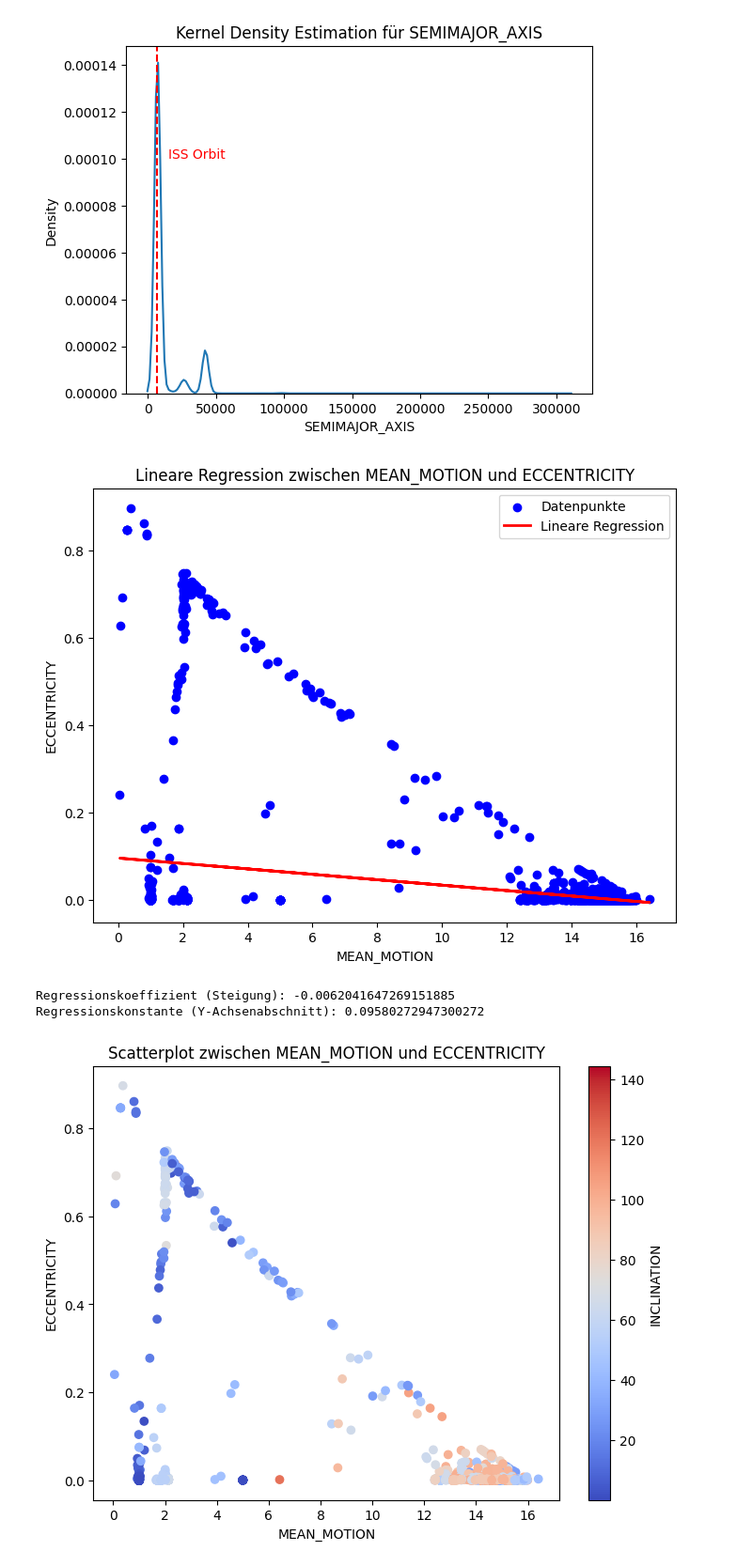
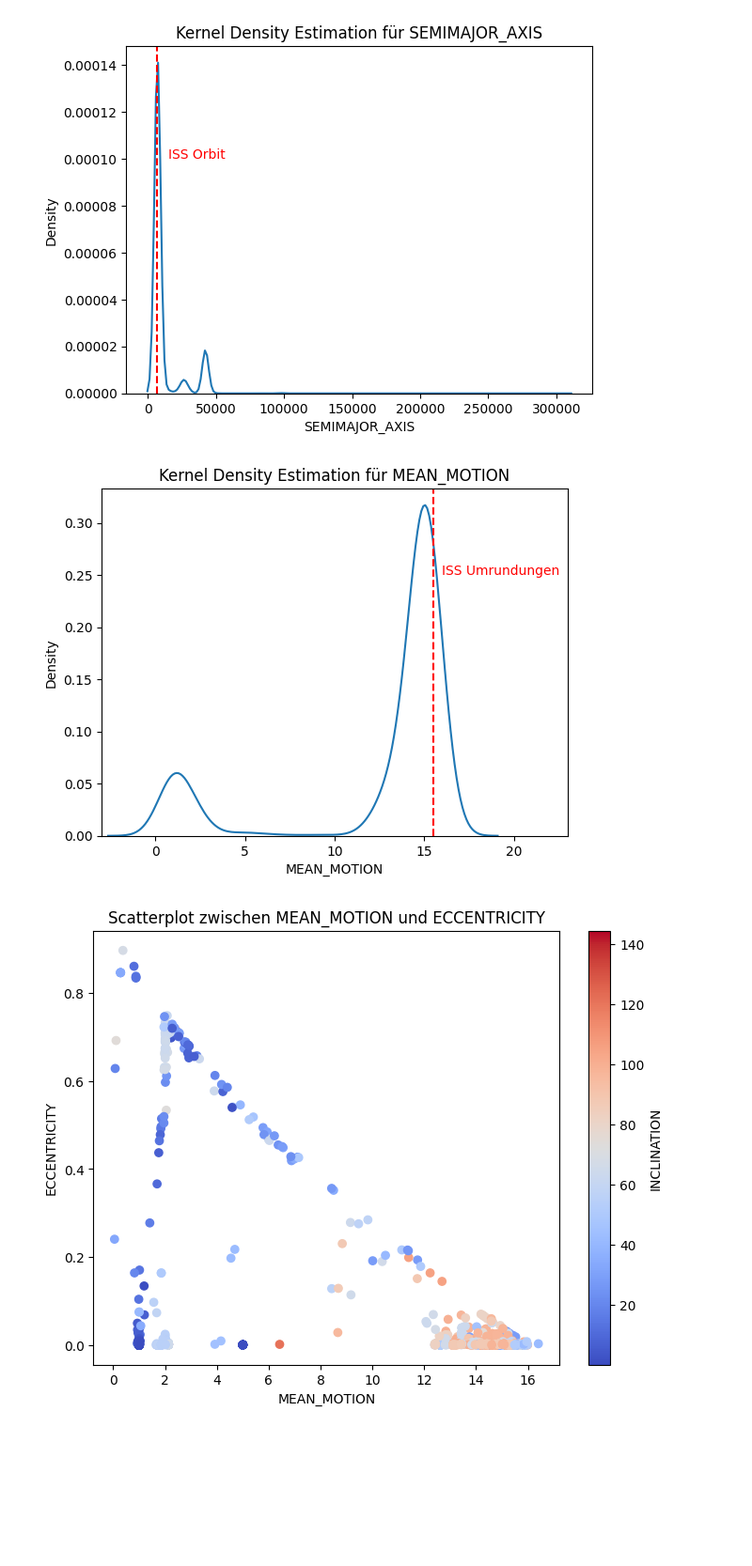
Before and after one commit to msi-se/stochastik-team7, a Jupyter notebook: satelite/satelite.ipynb, the cells around one changed output. Shown at 94% size. Drawn from its saved outputs; the diff is of its cells as text; code cells hidden in the pictures; blank space fills up the shorter version.

```diff
--- a/satelite/satelite.ipynb
+++ b/satelite/satelite.ipynb
@@ -159,27 +148,17 @@ plt.text(15000, 0.0001, 'ISS Orbit', color='red')
 plt.show()
 # %% [output]
 [figure]
-# %%
-# Lineare Regression
-slope, intercept, r_value, p_value, std_err = linregress(df_without_duplicates['MEAN_MOTION'], df_without_duplicates['ECCENTRICITY'])
-
-# Plot der Daten und der Regressionsgeraden
-plt.figure(figsize=(8, 6))
-plt.scatter(df_without_duplicates['MEAN_MOTION'], df_without_duplicates['ECCENTRICITY'], color='blue', label='Datenpunkte')
-plt.plot(df_without_duplicates['MEAN_MOTION'], slope * df_without_duplicates['MEAN_MOTION'] + intercept, color='red', linewidth=2, label='Lineare Regression')
-plt.title('Lineare Regression zwischen MEAN_MOTION und ECCENTRICITY')
-plt.xlabel('MEAN_MOTION')
-plt.ylabel('ECCENTRICITY')
-plt.legend()
-plt.show()
-
-# Druck der Regressionskoeffizienten
-print("Regressionskoeffizient (Steigung):", slope)
-print("Regressionskonstante (Y-Achsenabschnitt):", intercept)
-# %% [output]
-[figure, removed]
-Regressionskoeffizient (Steigung): -0.0062041647269151885
-Regressionskonstante (Y-Achsenabschnitt): 0.09580272947300272
+# %%
+sns.kdeplot(data=df_without_duplicates['MEAN_MOTION'])
+plt.title('Kernel Density Estimation für MEAN_MOTION')
+plt.xlabel('MEAN_MOTION')
+plt.ylabel('Density')
+plt.axvline(x=15.5, color='red', linestyle='--')
+plt.text(16, 0.25, 'ISS Umrundungen', color='red')
+plt.xlim(-3, 23)
+plt.show()
+# %% [output]
+[figure, added]
 # %%
 # Scatterplot mit Farbverlauf
 plt.figure(figsize=(8, 6))
```
Also changed, not shown: parts of 5 cells of this notebook, 1 other file.
